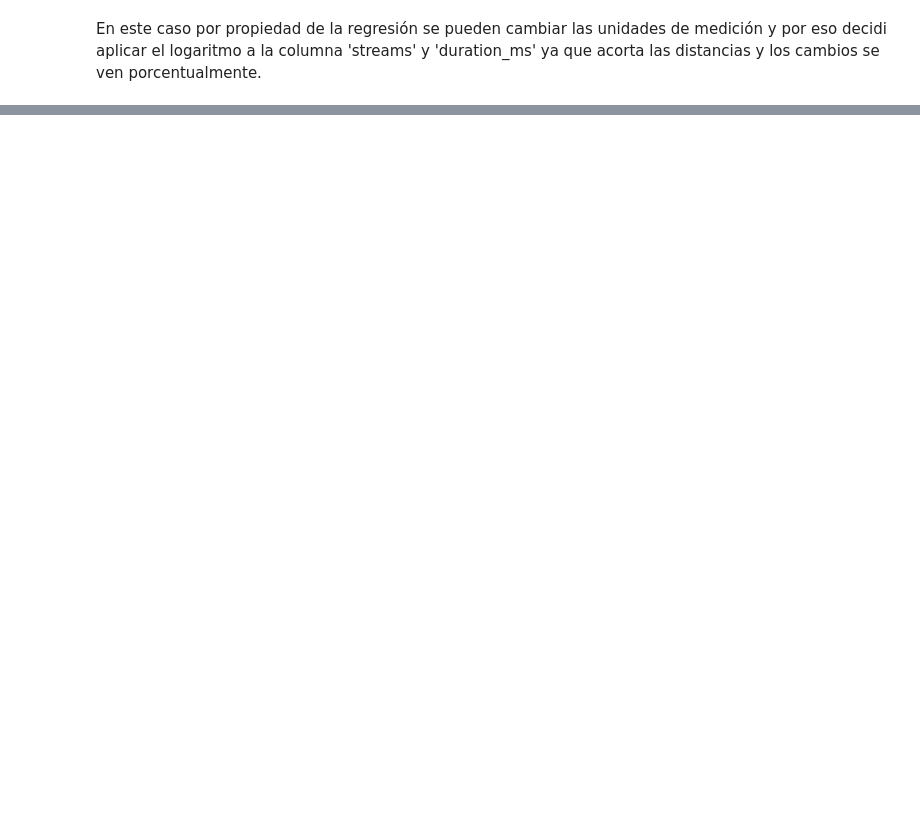
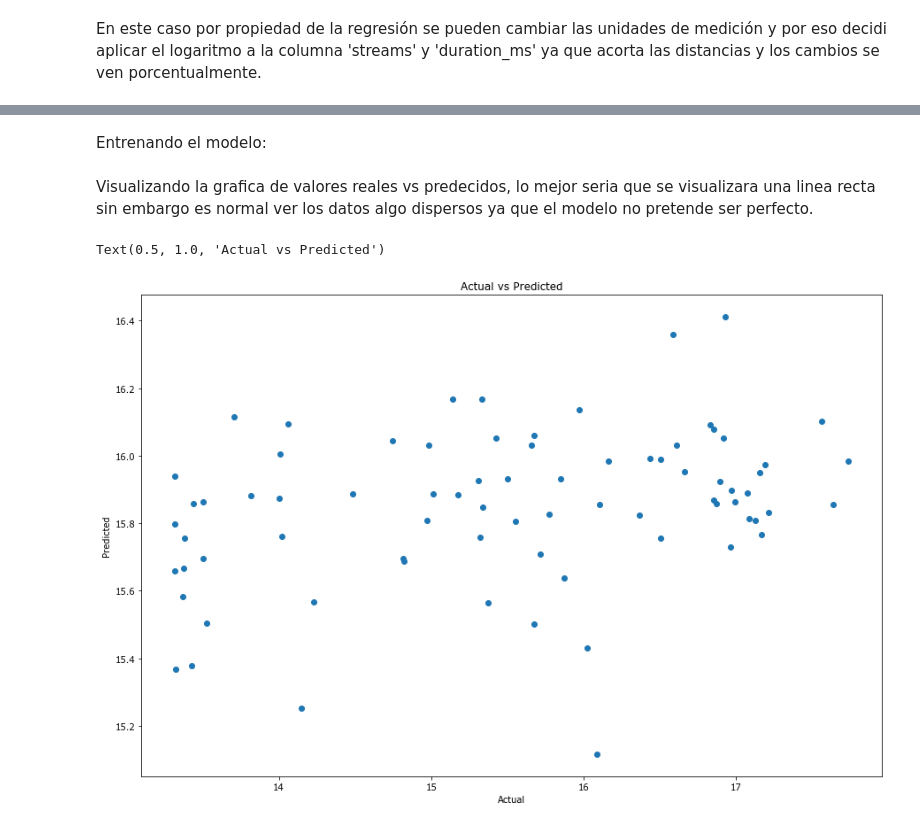
Before and after one commit to JesusRosales1309/Spoty-project, a Jupyter notebook: notebooks/Todo_en_uno.ipynb, the cells around one changed output, grey strips where cells are left out. Cells and saved outputs as stored; diff of their text form; code cells hidden in the pictures; blank space fills up the shorter version.

```diff
--- a/notebooks/Todo_en_uno.ipynb
+++ b/notebooks/Todo_en_uno.ipynb
@@ -440,0 +435,9 @@ pred_y_df[100:110]
+# %%
+lr=LinearRegression()
+# %%
+predicting_pipeline = Pipeline([
+    ('feature_engineering', pipe),
+    ('esimator', lr)
+])
+set_config(display="diagram")
+predicting_pipeline
@@ -440,0 +474,19 @@ pred_y_df[100:110]
+# %% [markdown]
+Entrenando el modelo:
+# %%
+model=predicting_pipeline.fit(train,train['logstreams'])
+# %%
+train_pred = predicting_pipeline.predict(train)
+val_pred = predicting_pipeline.predict(val)
+# %% [markdown]
+Visualizando la grafica de valores reales vs predecidos, lo mejor seria que se visualizara una linea recta sin embargo es normal ver los datos algo dispersos ya que el modelo no pretende ser perfecto.
+# %%
+import matplotlib.pyplot as plt
+plt.figure(figsize=(15,10))
+plt.scatter(val['logstreams'],val_pred)
+plt.xlabel('Actual')
+plt.ylabel('Predicted')
+plt.title('Actual vs Predicted')
+# %% [output]
+Text(0.5, 1.0, 'Actual vs Predicted')
+[figure, added]
```
Also changed, not shown: parts of 70 cells of this notebook, 1 other file.
